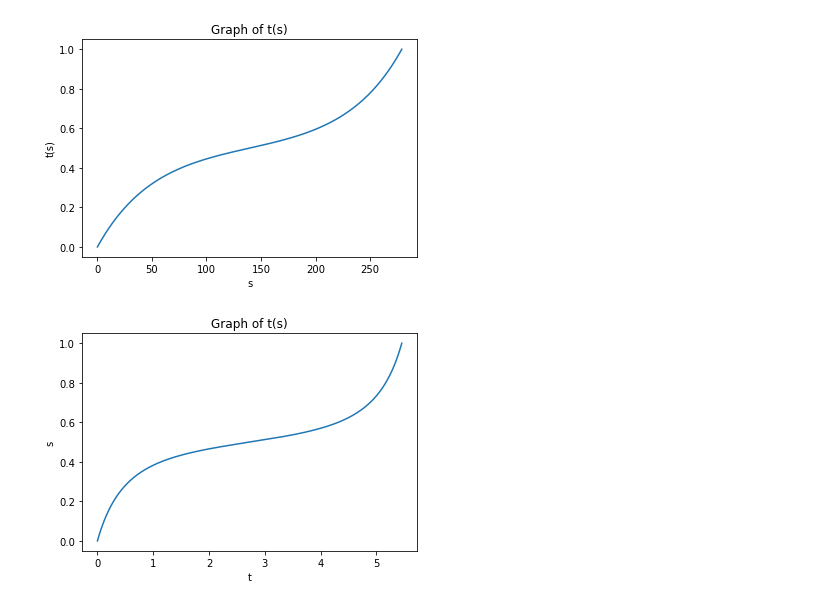
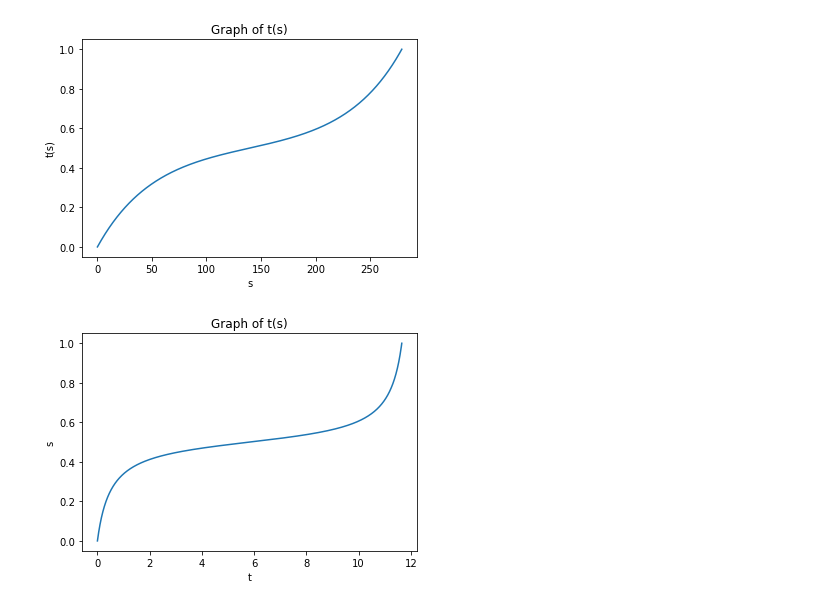
Before and after one commit to Letao-WANG/Quantum_algorithm, a Jupyter notebook: Quantum search by local adiabatic evolution code implementation.ipynb, the cells around one changed output. Saved outputs shown, nothing was run; the diff lists cells and outputs as text; code cells hidden in the pictures.

```diff
--- a/Quantum search by local adiabatic evolution code implementation.ipynb
+++ b/Quantum search by local adiabatic evolution code implementation.ipynb
@@ -269,8 +269,8 @@ import matplotlib.pyplot as plt
 
 # Define the parameters
 N = 64
-epsilon = alpha
-# epsilon = 0.1
+# epsilon = alpha
+epsilon = 1
 
 # Define the function
 def s(t):
@@ -326,7 +326,7 @@ import matplotlib.pyplot as plt
 from scipy.integrate import quad
 
 N = 64
-p = 3/2
+p = 2
 epsilon = 1
 a = 1 / np.sqrt(N)
 
@@ -337,34 +337,34 @@ def alpha_integrand(f, a):
     return 1 / (1 - 4 * f * (1 - f) * (1 - a**2))**(p/2)
 
 alpha, error = quad(alpha_integrand, 0, 1, args=(a,))
 
 # Define the integrand function
 def t_integrand(s, N, p):
     return 1 / (1 - (4 * (N - 1) * s * (1 - s)) / N)**(p / 2)
 
 # Define the function t(s) with numerical integration
 def t(s, N, p, epsilon):
     integral, _ = quad(t_integrand, 0, s, args=(N, p))
     return integral / epsilon
 
 
 # Create an array of s values between 0 and 1
 s_values = np.linspace(0, 1, 1000)
 
 alpha = epsilon
 # Calculate the corresponding t(s) values
 t_values = np.array([t(s, N, p, alpha) for s in s_values])
 
 # Create a plot
 plt.plot(t_values, s_values)
 plt.xlabel('t')
 plt.ylabel('s')
 plt.title('Graph of t(s)')
 
 # Show the plot
 plt.show()
 # %% [output]
-[figure, old version]
+[figure, new version]
 # %%
 # import numpy as np
 # import matplotlib.pyplot as plt
```
Also changed, not shown: parts of 1 cell of this notebook, 2 other files.
